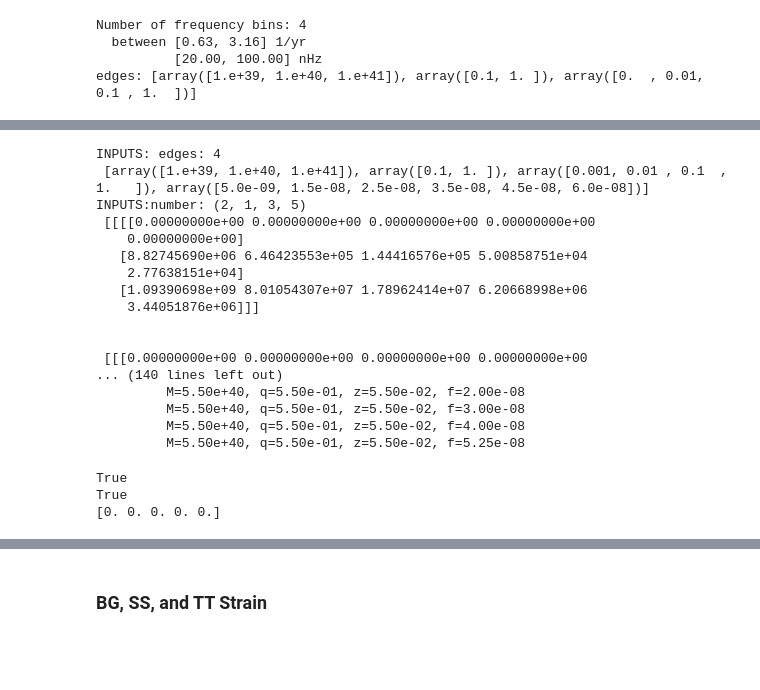
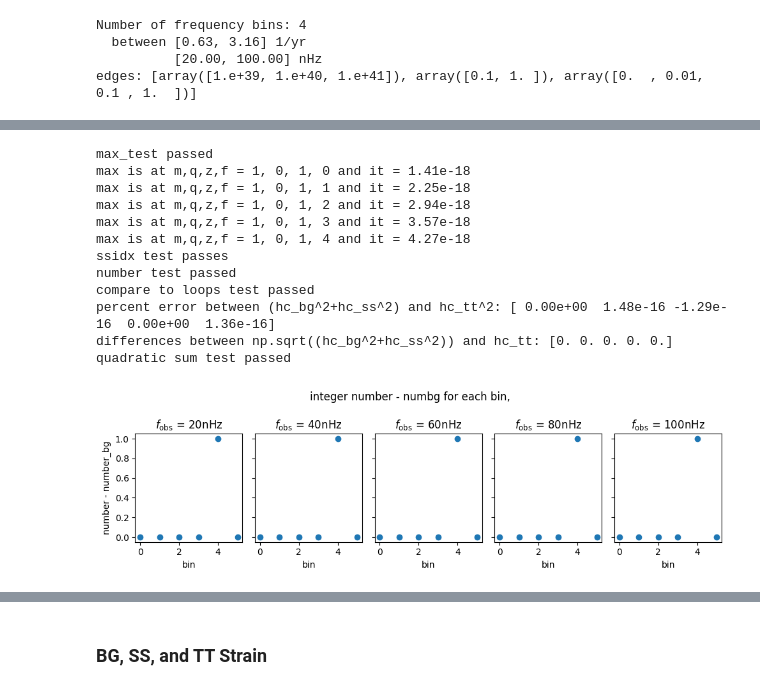
Before and after one commit to nanograv/holodeck, a Jupyter notebook: ecg-notebooks/single_sources/ss-dev/ss_ndars_dev.ipynb, the cells around one changed output, grey strips where cells are left out. Saved outputs shown, nothing was run; the diff lists cells and outputs as text; code cells hidden in the pictures; blank space fills up the shorter version.

```diff
--- a/ecg-notebooks/single_sources/ss-dev/ss_ndars_dev.ipynb
+++ b/ecg-notebooks/single_sources/ss-dev/ss_ndars_dev.ipynb
@@ -275,7 +313,7 @@ def ss_gws_by_loops(edges, number, realize=False, round=True, ss=True,
     if(round == True):
         bgnum = np.copy(np.floor(number).astype(int))
         if(print_test):
-            print('noninteger bgum values:', bgnum[np.where(bgnum%1 !=0)])
+            print('noninteger bgnum values:', bgnum[np.where(bgnum%1 !=0)])
     else:
         bgnum = np.copy(number)
 
@@ -353,16 +391,6 @@ def ss_gws_by_loops(edges, number, realize=False, round=True, ss=True,
                             # new max strain
                             maxhs[f_idx] = hs_mqzf
 
-                    # print fr, hs, hc^2/dlnf, number, hc
-                    # if(print_test):
-                    #     print('\tfr = %.2fnHz, h_s = %.2e'
-                    #         % (rfreq*10**9, hs_mqzf))
-                    #     print('\t\tnumber: %.2e' %
-                    #           number[m_idx, q_idx, z_idx, f_idx])
-                    #     if(ss):
-                    #         print('\t\thsmax = %.2e, max indices = (%d,%d,%d)'
-                    #             % (maxhs[f_idx], ssidx[f_idx,0],
-                    #                ssidx[f_idx,1], ssidx[f_idx,2]))
 
         # 3) SUBTRACT 1
         # from bin with loudest source at each frequency
@@ -372,9 +400,6 @@ def ss_gws_by_loops(edges, number, realize=False, round=True, ss=True,
         for f_idx in range(len(fc)):
             bgnum[int(ssidx[f_idx,0]), int(ssidx[f_idx,1]), int(ssidx[f_idx,2]),
                     f_idx] -= 1
-            # print('ssidx=', int(ssidx[f_idx,0]), int(ssidx[f_idx,1]), int(ssidx[f_idx,2]), f_idx)
-            # print(bgnum.shape)
-            # print(bgnum[int(ssidx[f_idx,0]), int(ssidx[f_idx,1]), int(ssidx[f_idx,2]), f_idx])
 
             # 4) CALCULATE
             # single source characteristic strain
@@ -404,8 +429,7 @@ def ss_gws_by_loops(edges, number, realize=False, round=True, ss=True,
                         hc_bg[m_idx, q_idx, z_idx, f_idx] = np.sqrt(hc_dlnf
                                         * bgnum[m_idx, q_idx, z_idx, f_idx])
                     else:
-                        print('realize not implemented yet')
-                        return 0
+                        raise Exception('realize not implemented yet')
                     # elif(realize == True):
                     #     hc_grid[m_idx, q_idx, z_idx, f_idx] = np.sqrt(hc_dlnf
                     #                     *np.random.poisson(bgnum[m_idx, q_idx, z_idx, f_idx]))
@@ -1942,30 +2018,19 @@ INPUTS:number: (2, 1, 3, 5)
-# %%
-hc_bg2, hc_ss2, sspar2, ssidx2, maxhs2, number_bg2 = ss_gws_by_loops_2(edges, number, realize=False, round=True, sum=True, ss=True, print_test=True)
-# %% [output]
-INPUTS: edges: 4
- [array([1.e+39, 1.e+40, 1.e+41]), array([0.1, 1. ]), array([0.001, 0.01 , 0.1  , 1.   ]), array([5.0e-09, 1.5e-08, 2.5e-08, 3.5e-08, 4.5e-08, 6.0e-08])]
-INPUTS:number: (2, 1, 3, 5)
- [[[[0.00000000e+00 0.00000000e+00 0.00000000e+00 0.00000000e+00
-    0.00000000e+00]
-   [8.82745690e+06 6.46423553e+05 1.44416576e+05 5.00858751e+04
-    2.77638151e+04]
-   [1.09390698e+09 8.01054307e+07 1.78962414e+07 6.20668998e+06
-    3.44051876e+06]]]
-
-
- [[[0.00000000e+00 0.00000000e+00 0.00000000e+00 0.00000000e+00
-... (140 lines left out)
-         M=5.50e+40, q=5.50e-01, z=5.50e-02, f=2.00e-08
-         M=5.50e+40, q=5.50e-01, z=5.50e-02, f=3.00e-08
-         M=5.50e+40, q=5.50e-01, z=5.50e-02, f=4.00e-08
-         M=5.50e+40, q=5.50e-01, z=5.50e-02, f=5.25e-08
-# %%
-print(np.all(hc_ss == hc_ss2))
-print(np.all(hc_bg == hc_bg2))
-np.allclose(hc_bg, hc_bg2)
-print(hc_ss - hc_ss2)
-# %% [output]
-True
-True
-[0. 0. 0. 0. 0.]
+# %%
+# test
+hc_bg_ndar, hc_ss_ndar, hsamp_ndar, ssidx_ndar, maxhs_ndar, bgnum_ndar\
+    = run_example_tests(edges, number, fobs, print_test=True)
+# %% [output]
+max_test passed
+max is at m,q,z,f = 1, 0, 1, 0 and it = 1.41e-18
+max is at m,q,z,f = 1, 0, 1, 1 and it = 2.25e-18
+max is at m,q,z,f = 1, 0, 1, 2 and it = 2.94e-18
+max is at m,q,z,f = 1, 0, 1, 3 and it = 3.57e-18
+max is at m,q,z,f = 1, 0, 1, 4 and it = 4.27e-18
+ssidx test passes
+number test passed
+compare to loops test passed
+percent error between (hc_bg^2+hc_ss^2) and hc_tt^2: [ 0.00e+00  1.48e-16 -1.29e-16  0.00e+00  1.36e-16]
+differences between np.sqrt((hc_bg^2+hc_ss^2)) and hc_tt: [0. 0. 0. 0. 0.]
+quadratic sum test passed
+[figure, added]
 # %% [markdown]
```
Also changed, not shown: parts of 105 cells of this notebook.
